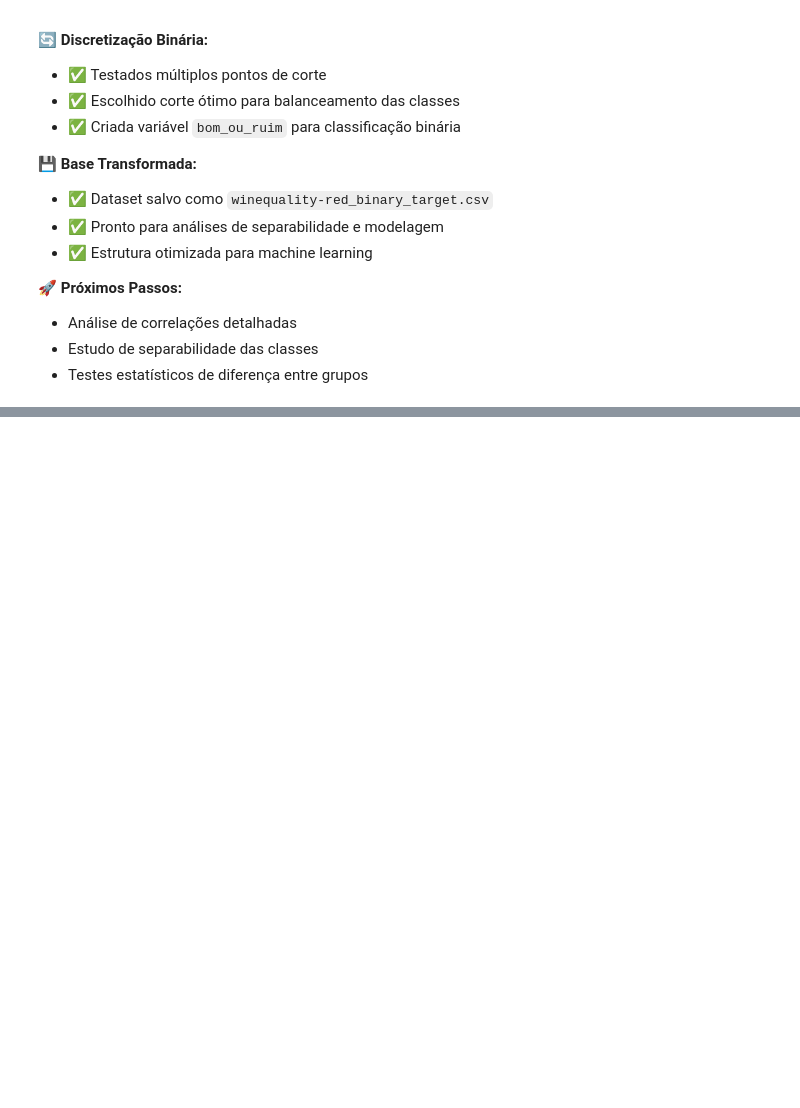
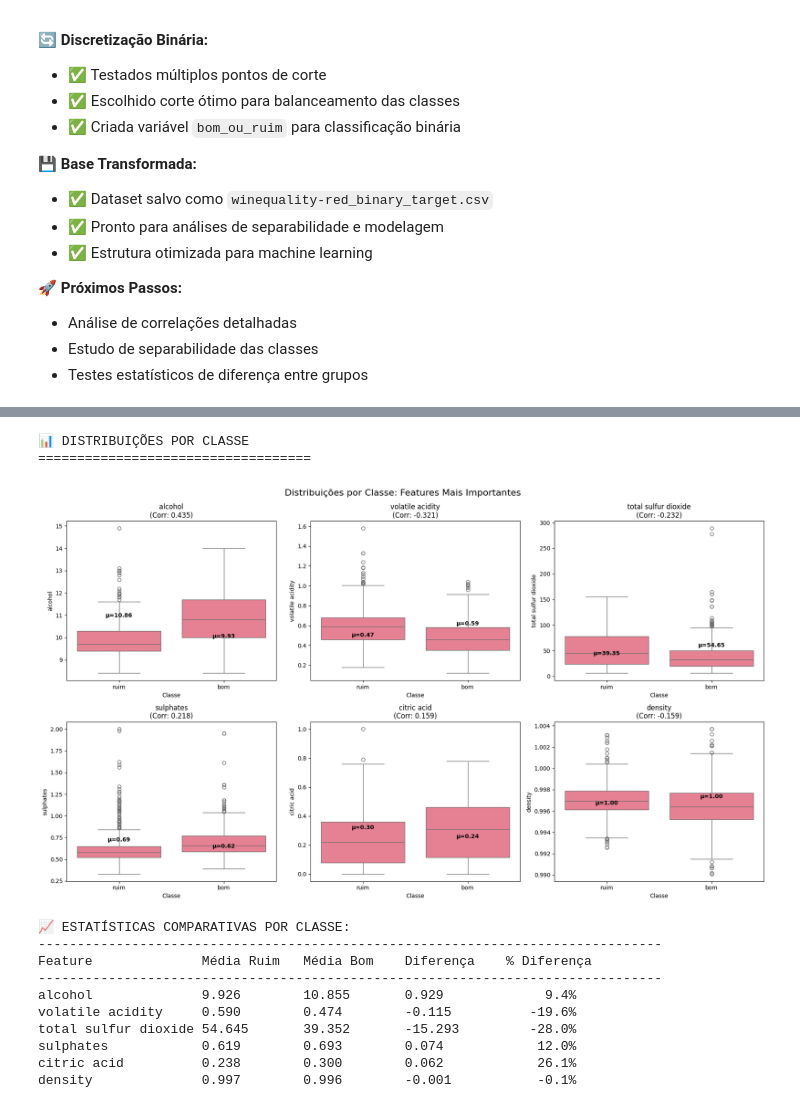
Before and after one commit to Guilherme0202PM/wine-data-science-case, a Jupyter notebook: Case_vinhos.ipynb, the cells around one changed output, grey strips where cells are left out. Saved outputs shown, nothing was run; the diff lists cells and outputs as text; code cells hidden in the pictures; blank space fills up the shorter version.

```diff
--- a/Case_vinhos.ipynb
+++ b/Case_vinhos.ipynb
@@ -891,0 +1063,51 @@ print(df_verificacao.head(3))
+# %%
+# Análise de distribuições por classe
+print("📊 DISTRIBUIÇÕES POR CLASSE")
+print("="*35)
+
+# Boxplots das features mais importantes
+fig, axes = plt.subplots(2, 3, figsize=(18, 10))
+axes = axes.ravel()
+
+for i, feature in enumerate(top_features):
+    sns.boxplot(data=df, x='bom_ou_ruim', y=feature, ax=axes[i])
+    axes[i].set_title(f'{feature}\n(Corr: {target_correlations[feature]:.3f})')
+    axes[i].set_xlabel('Classe')
+
+    # Adicionar média nas caixas
+    means = df.groupby('bom_ou_ruim')[feature].mean()
+    for j, (classe, mean_val) in enumerate(means.items()):
+        axes[i].text(j, mean_val, f'μ={mean_val:.2f}',
+                    ha='center', va='bottom', fontweight='bold')
+
+plt.tight_layout()
+plt.suptitle('Distribuições por Classe: Features Mais Importantes', y=1.02, fontsize=16)
+plt.show()
+
+# Estatísticas comparativas
+print("\n📈 ESTATÍSTICAS COMPARATIVAS POR CLASSE:")
+print("-" * 80)
+print(f"{'Feature':<20} {'Média Ruim':<12} {'Média Bom':<12} {'Diferença':<12} {'% Diferença'}")
+print("-" * 80)
+
+for feature in top_features:
+    mean_ruim = df[df['bom_ou_ruim'] == 'ruim'][feature].mean()
+    mean_bom = df[df['bom_ou_ruim'] == 'bom'][feature].mean()
+    diff = mean_bom - mean_ruim
+    pct_diff = (diff / mean_ruim) * 100 if mean_ruim != 0 else 0
+
+    print(f"{feature:<20} {mean_ruim:<12.3f} {mean_bom:<12.3f} {diff:<12.3f} {pct_diff:8.1f}%")
+# %% [output]
+📊 DISTRIBUIÇÕES POR CLASSE
+===================================
+[figure, added]
+📈 ESTATÍSTICAS COMPARATIVAS POR CLASSE:
+--------------------------------------------------------------------------------
+Feature              Média Ruim   Média Bom    Diferença    % Diferença
+--------------------------------------------------------------------------------
+alcohol              9.926        10.855       0.929             9.4%
+volatile acidity     0.590        0.474        -0.115          -19.6%
+total sulfur dioxide 54.645       39.352       -15.293         -28.0%
+sulphates            0.619        0.693        0.074            12.0%
+citric acid          0.238        0.300        0.062            26.1%
+density              0.997        0.996        -0.001           -0.1%
```
Also changed, not shown: parts of 13 cells of this notebook.
